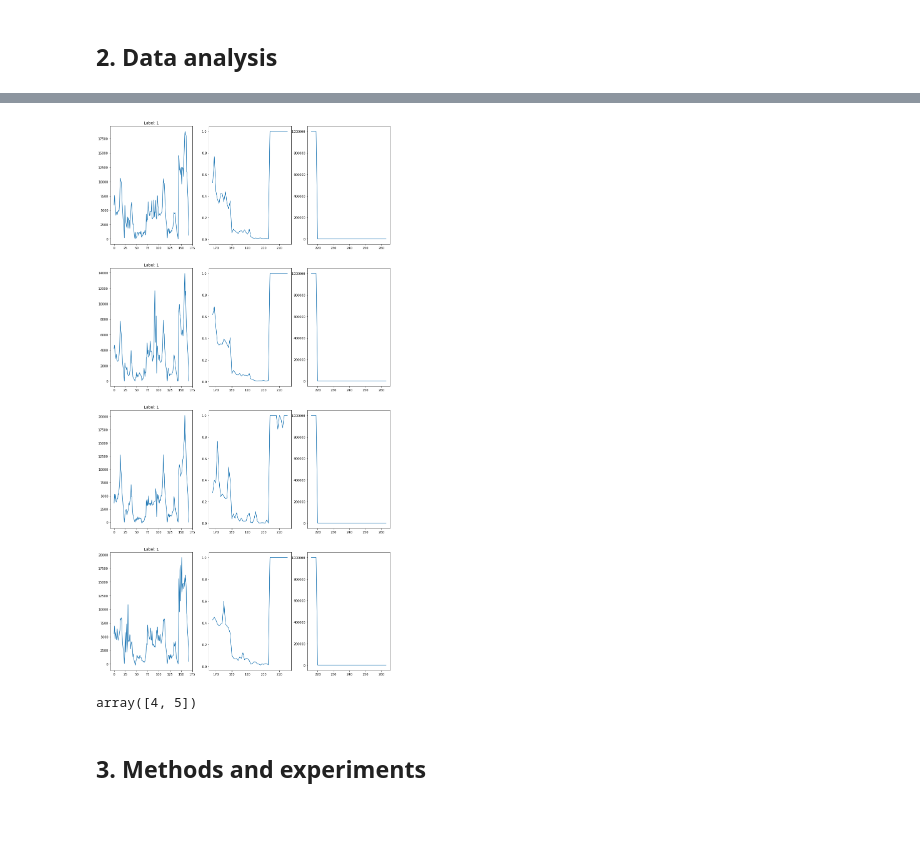
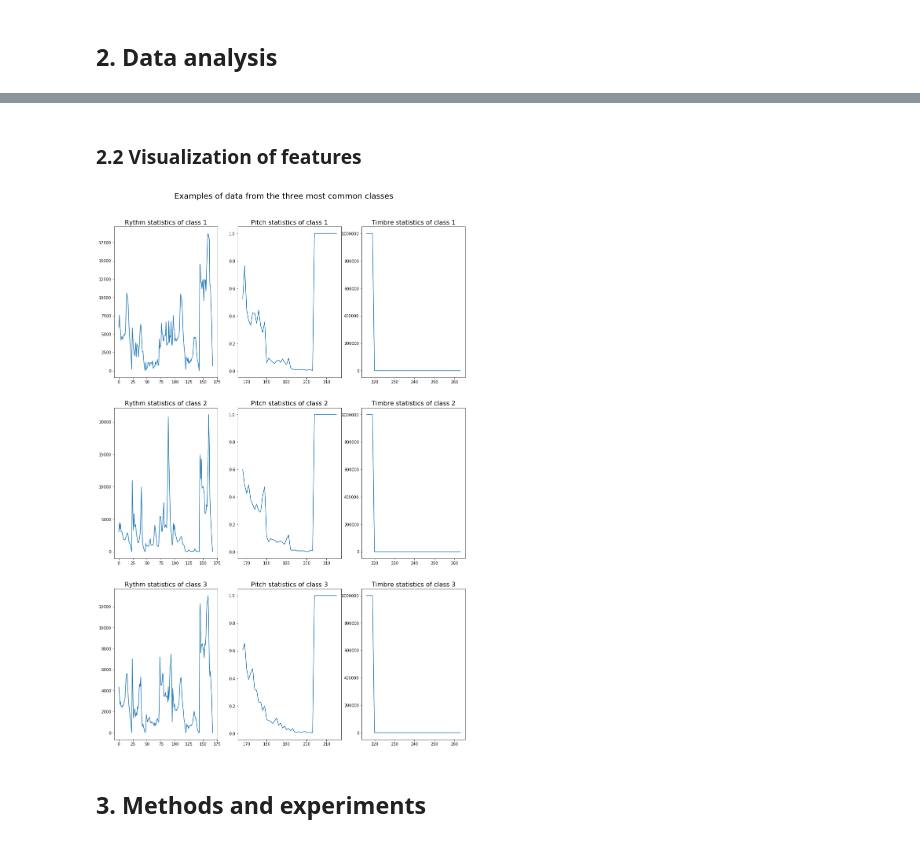
Before and after one commit to MasaSip/mlbp-genre-classification, a Jupyter notebook: MLBP2018 Project Report.ipynb, the cells around one changed output, grey strips where cells are left out. Cells and saved outputs as stored; diff of their text form; code cells hidden in the pictures.

Commit message:
Add visualizations to the report

```diff
--- a/MLBP2018 Project Report.ipynb
+++ b/MLBP2018 Project Report.ipynb
@@ -108,36 +98,34 @@ np.where(labels==3)
+# %% [markdown]
+### 2.2 Visualization of features
 # %%
-rythm_range = np.arange(0,168) # Indexes from 0 to 167
-rythm = data[:,rythm_range]
-pitch_range = np.arange(168, 216)
-pitch = data[:, pitch_range]
-timbre_range = np.arange(216, 264)
-timbre = data[:, timbre_range]
+    rythm_range = np.arange(0,168) # Indexes from 0 to 167
+    rythm = data[:,rythm_range]
+    pitch_range = np.arange(168, 216)
+    pitch = data[:, pitch_range]
+    timbre_range = np.arange(216, 264)
+    timbre = data[:, timbre_range]
 
-plot_range = np.asarray([10,11,15,27])
-iters = len(plot_range)
+    songs = np.asarray([10,2200,3659])
+    iters = len(songs)
 
-fig = plt.figure(figsize=(16, 8*len(plot_range)))
+    fig = plt.figure(figsize=(16, 8*len(songs)))
+    fig.suptitle('Examples of data from the three most common classes', fontsize=20, y=0.93)
 
+    for i in range(iters):
+        plt.subplot(iters,3,i*3+1)
+        plt.plot(rythm_range, rythm[songs[i],:])
+        plt.title("Rythm statistics of class " + str(labels[songs[i],0]), fontsize=16)
+        plt.subplot(iters,3,i*3+2)
+        plt.plot(pitch_range, pitch[songs[i],:])
+        plt.title("Pitch statistics of class " + str(labels[songs[i],0]), fontsize=16)
+        plt.subplot(iters,3,i*3+3)
+        plt.plot(timbre_range, timbre[songs[i],:])
+        plt.title("Timbre statistics of class " + str(labels[songs[i],0]), fontsize=16)
 
-for i in range(iters):
-    plt.subplot(iters,3,i*3+1)
-    plt.plot(rythm_range, rythm[plot_range[i],:])
-    plt.title("Label: " + str(labels[i,0]))
-    plt.subplot(iters,3,i*3+2)
-    plt.plot(pitch_range, pitch[plot_range[i],:])
-    plt.subplot(iters,3,i*3+3)
-    plt.plot(timbre_range, timbre[plot_range[i],:])
-
-plt.show()
+    plt.subplots_adjust(hspace = 0.2)
+    plt.show()
 # %% [output]
-[figure, old version]
+[figure, new version]
-# %%
-plot_range = range(10,12)
-
-list(zip(plot_range))
-np.arange(4,6)
-# %% [output]
-array([4, 5])
 # %% [markdown]
 ## 3. Methods and experiments
 # %% [markdown]
```
Also changed, not shown: parts of 13 cells of this notebook.
